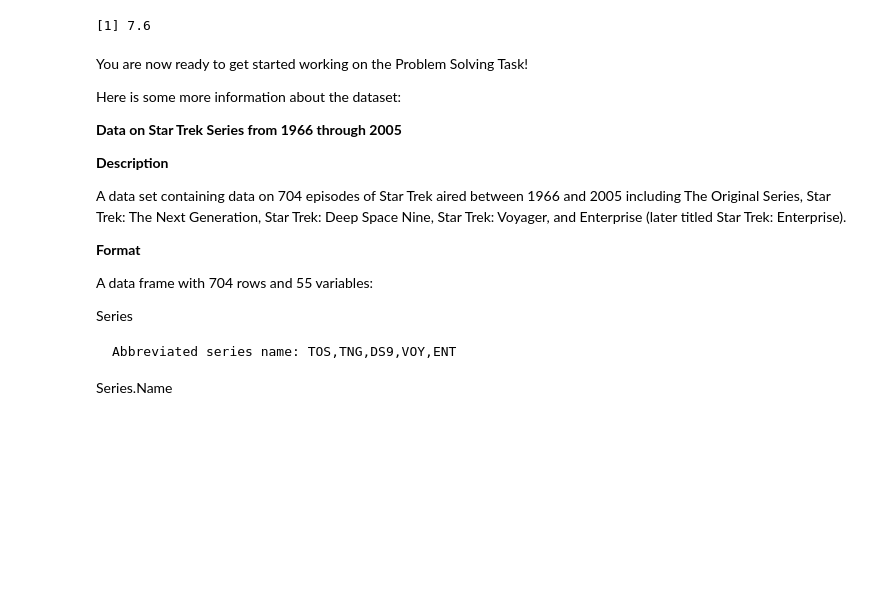
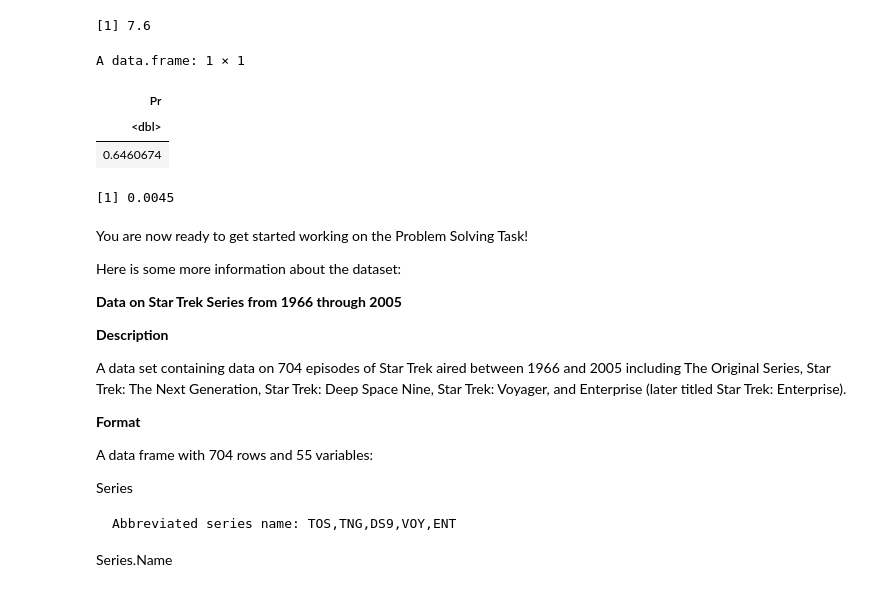
Before and after one commit to ashley0426/MXB107, a Jupyter notebook: notebooks/psts/PST1_Starter.ipynb, the cells around one changed output. Drawn from its saved outputs; the diff is of its cells as text; code cells hidden in the pictures; blank space fills up the shorter version.

```diff
--- a/notebooks/psts/PST1_Starter.ipynb
+++ b/notebooks/psts/PST1_Starter.ipynb
@@ -180,6 +180,37 @@ median(episodes$IMDB.Ranking)
 # %% [output]
 [1] 7.55071
 [1] 7.6
+# %%
+#greater than 7.0
+
+TNG <- episodes %>%
+  filter(Series == "TNG")
+
+TNG %>%
+  mutate(greater7 = ifelse(IMDB.Ranking > 7.0, 1,0)) %>%
+  select(IMDB.Ranking, greater7) %>%
+  summarise(Pr = sum(greater7)/n())
+
+
+
+set.seed(123)
+nRepeats <- 10000    # more repeats = more accuracy
+p <- 0.6460674      # prob IMDB > 7
+successes <- numeric(nRepeats)
+
+for(i in 1:nRepeats){
+  x <- sample(0:1, size = 10, replace = TRUE, prob = c(1-p, p))
+  successes[i] <- sum(x)  # number of episodes > 7 in sample of 10
+}
+
+# Estimate probability that ≤ 2 episodes are above 7.0
+mean(successes <= 2)
+# %% [output]
+A data.frame: 1 × 1
+| Pr |
+| <dbl> |
+| 0.6460674 |
+[1] 0.0045
 # %% [markdown]
 You are now ready to get started working on the Problem Solving Task!
 
```
Also changed, not shown: parts of 1 cell of this notebook.
